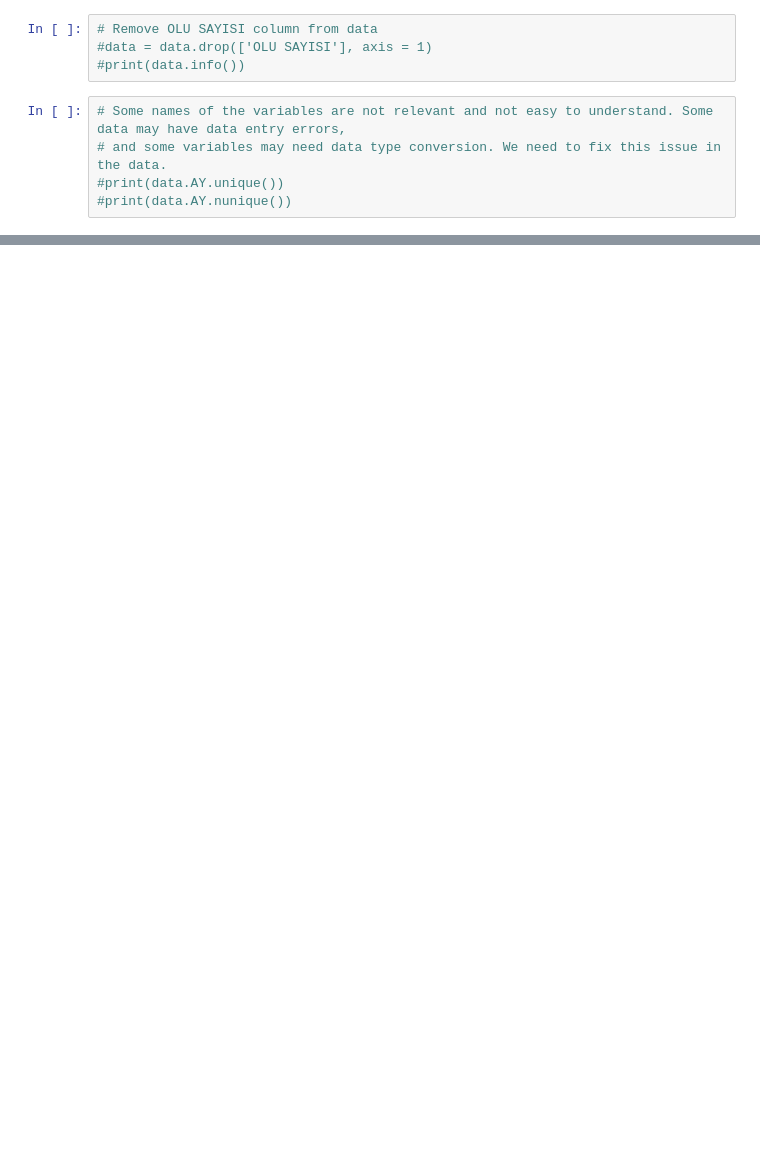
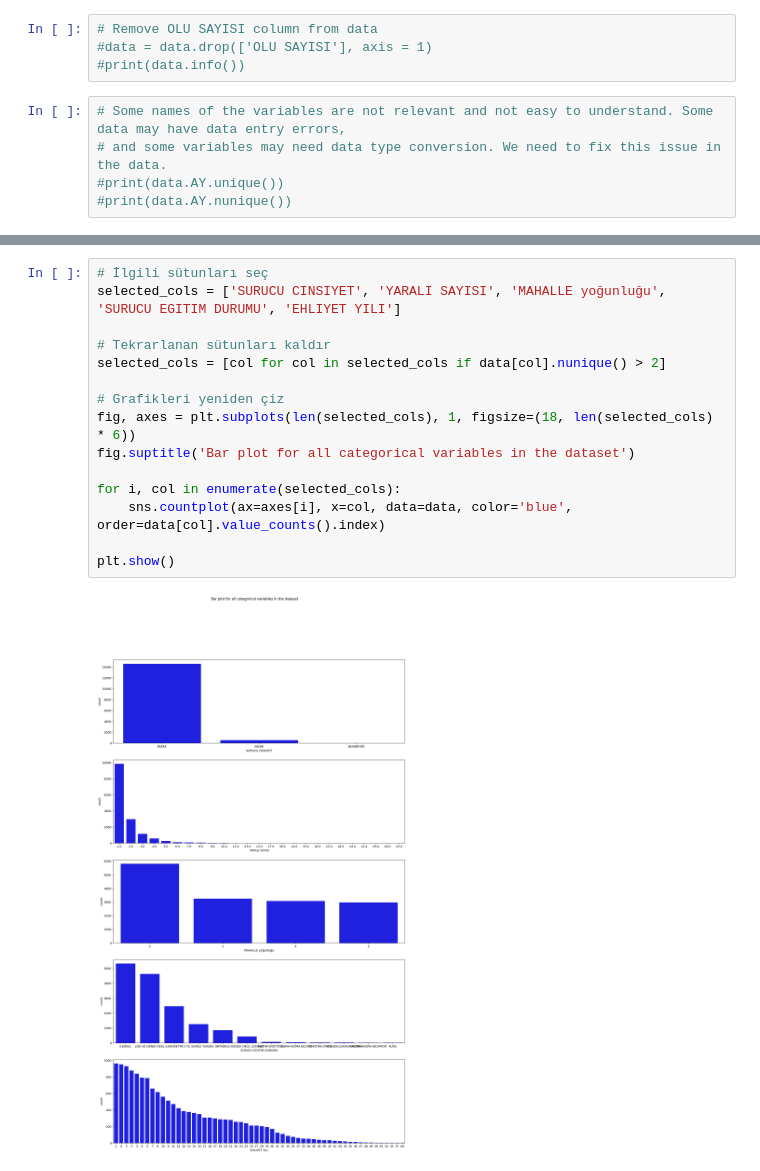
Before and after one commit to FehmiTahsinDemirkan/Big-Data101, a Jupyter notebook: eda.ipynb, the cells around one changed output, grey strips where cells are left out. Saved outputs shown, nothing was run; the diff lists cells and outputs as text; blank space fills up the shorter version.

```diff
--- a/eda.ipynb
+++ b/eda.ipynb
@@ -61,0 +140,17 @@ AttributeError: 'DataFrame' object has no attribute 'Brand'
+# %%
+# İlgili sütunları seç
+selected_cols = ['SURUCU CINSIYET', 'YARALI SAYISI', 'MAHALLE yoğunluğu', 'SURUCU EGITIM DURUMU', 'EHLIYET YILI']
+
+# Tekrarlanan sütunları kaldır
+selected_cols = [col for col in selected_cols if data[col].nunique() > 2]
+
+# Grafikleri yeniden çiz
+fig, axes = plt.subplots(len(selected_cols), 1, figsize=(18, len(selected_cols) * 6))
+fig.suptitle('Bar plot for all categorical variables in the dataset')
+
+for i, col in enumerate(selected_cols):
+    sns.countplot(ax=axes[i], x=col, data=data, color='blue', order=data[col].value_counts().index)
+
+plt.show()
+# %% [output]
+[figure, added]
```
Also changed, not shown: parts of 11 cells of this notebook.
